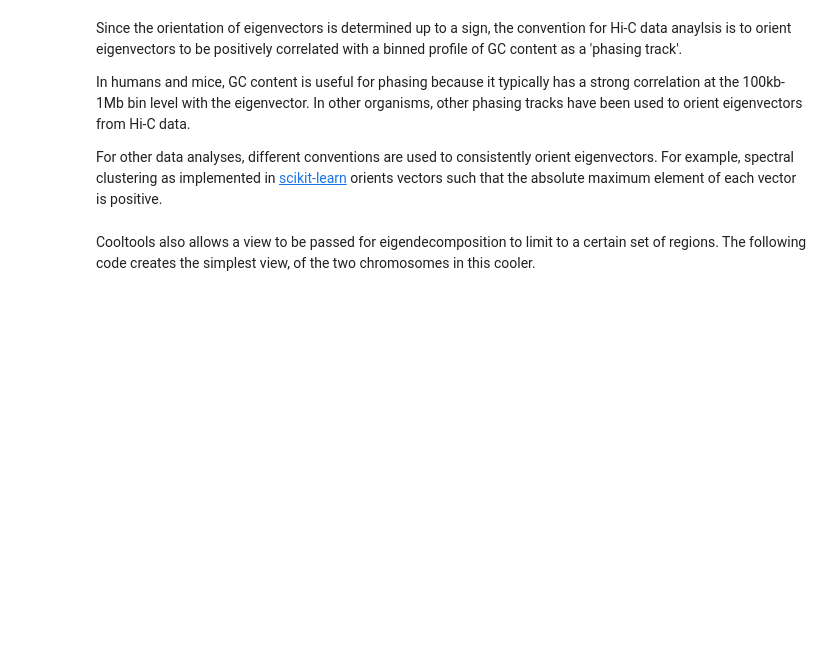
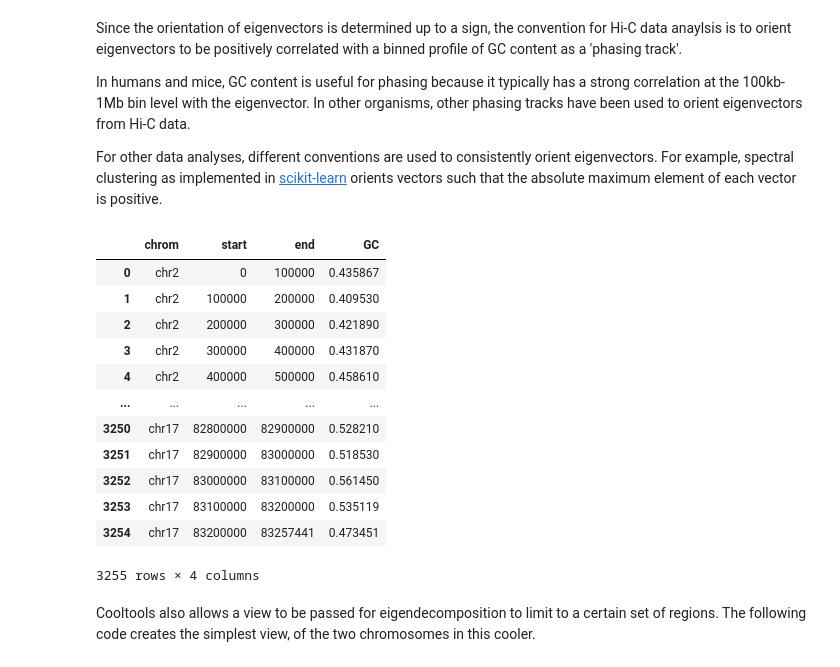
Before and after one commit to open2c/open2c_examples, a Jupyter notebook: compartments_and_saddles.ipynb, the cells around one changed output. Cells and saved outputs as stored; diff of their text form; code cells hidden in the pictures; blank space fills up the shorter version.

```diff
--- a/compartments_and_saddles.ipynb
+++ b/compartments_and_saddles.ipynb
@@ -59,10 +60,25 @@ if not os.path.isfile('./hg38.fa'):
 # %%
 import bioframe
 bins = clr.bins()[:]
 hg38_genome = bioframe.load_fasta('./hg38.fa');
 ## note the next command may require installing pysam
-gc_cov = bioframe.frac_gc(bins, hg38_genome)
+gc_cov = bioframe.frac_gc(bins[['chrom', 'start', 'end']], hg38_genome)
 gc_cov.to_csv('hg38_gc_cov_100kb.tsv',index=False,sep='\t')
+display(gc_cov)
+# %% [output]
+|  | chrom | start | end | GC |
+| 0 | chr2 | 0 | 100000 | 0.435867 |
+| 1 | chr2 | 100000 | 200000 | 0.409530 |
+| 2 | chr2 | 200000 | 300000 | 0.421890 |
+| 3 | chr2 | 300000 | 400000 | 0.431870 |
+| 4 | chr2 | 400000 | 500000 | 0.458610 |
+| ... | ... | ... | ... | ... |
+| 3250 | chr17 | 82800000 | 82900000 | 0.528210 |
+| 3251 | chr17 | 82900000 | 83000000 | 0.518530 |
+| 3252 | chr17 | 83000000 | 83100000 | 0.561450 |
+| 3253 | chr17 | 83100000 | 83200000 | 0.535119 |
+| 3254 | chr17 | 83200000 | 83257441 | 0.473451 |
+3255 rows × 4 columns
 # %% [markdown]
 Cooltools also allows a view to be passed for eigendecomposition to limit to a certain set of regions. The following code creates the simplest view, of the two chromosomes in this cooler.
 # %%
```
Also changed, not shown: parts of 9 cells of this notebook.
